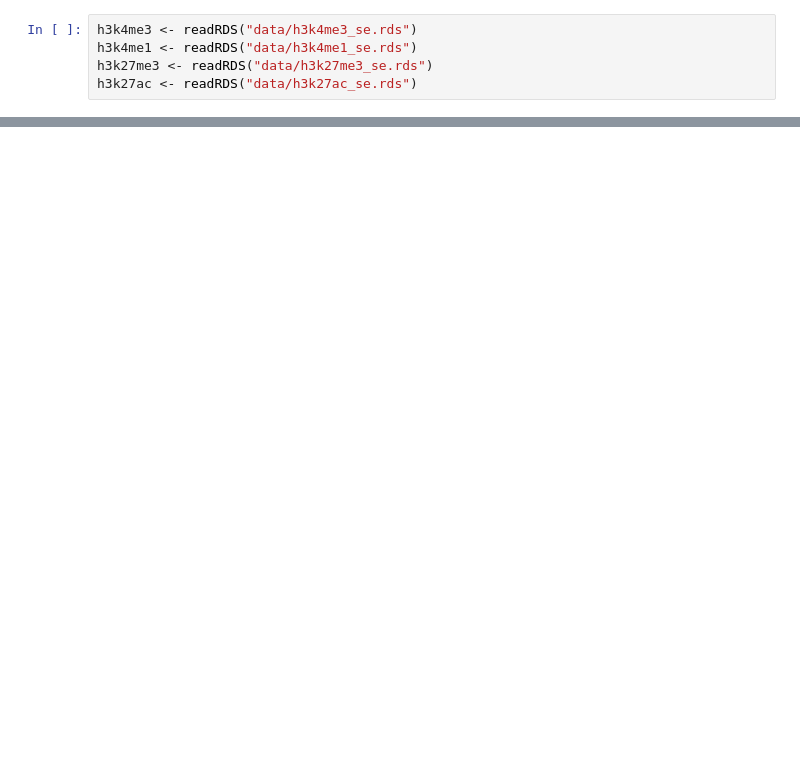
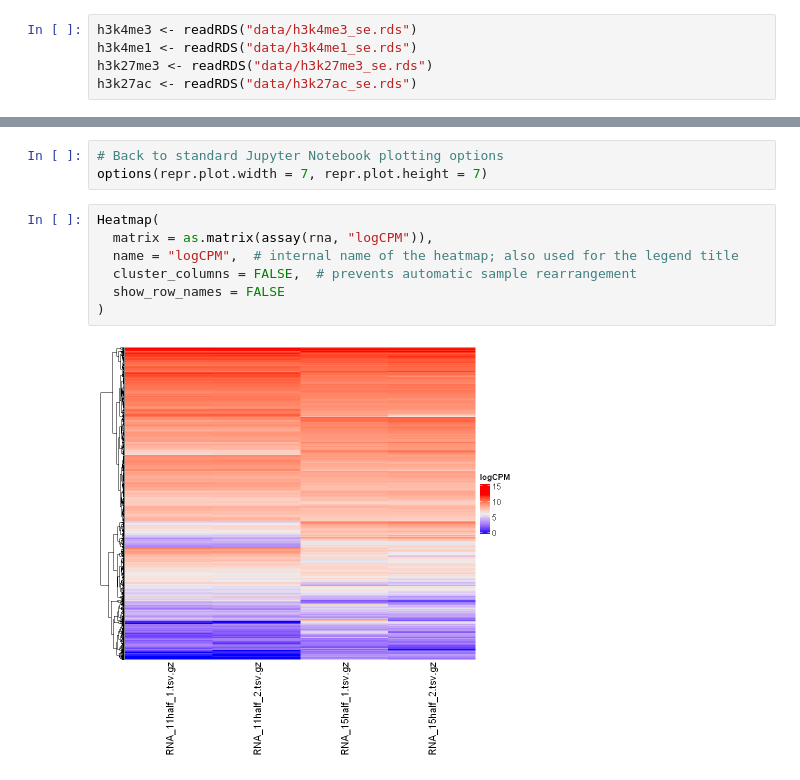
Before and after one commit to sbwiecko/biology-informed-multiomics-training, a Jupyter notebook: notebooks/03-chip_rna_visualization.ipynb, the cells around one changed output, grey strips where cells are left out. Cells and saved outputs as stored; diff of their text form; blank space fills up the shorter version.

```diff
--- a/notebooks/03-chip_rna_visualization.ipynb
+++ b/notebooks/03-chip_rna_visualization.ipynb
@@ -76,0 +459,12 @@ It is now more clear, which genes are up-regulated and which are down-regulated.
+# %%
+# Back to standard Jupyter Notebook plotting options
+options(repr.plot.width = 7, repr.plot.height = 7)
+# %%
+Heatmap(
+  matrix = as.matrix(assay(rna, "logCPM")),
+  name = "logCPM",  # internal name of the heatmap; also used for the legend title
+  cluster_columns = FALSE,  # prevents automatic sample rearrangement
+  show_row_names = FALSE
+)
+# %% [output]
+[figure, added]
```
Also changed, not shown: parts of 63 cells of this notebook, 2 other files.
